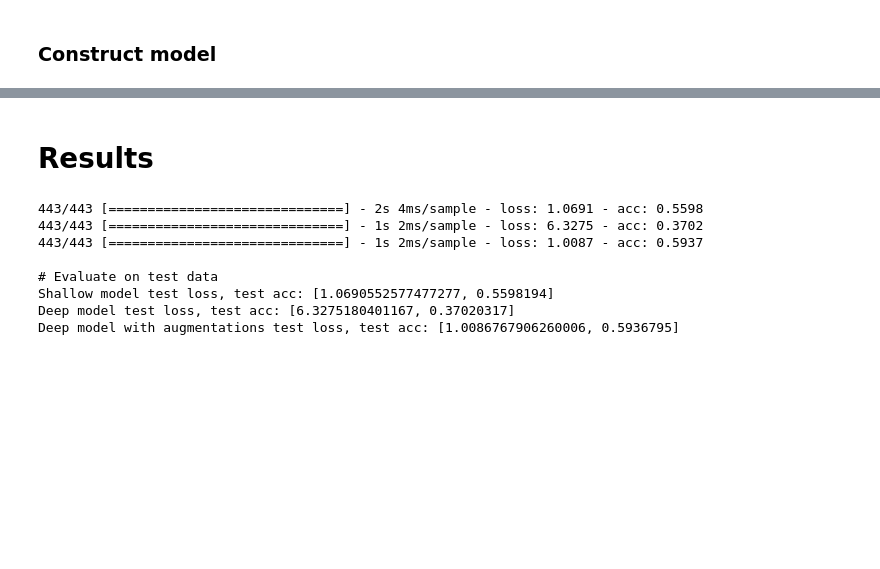
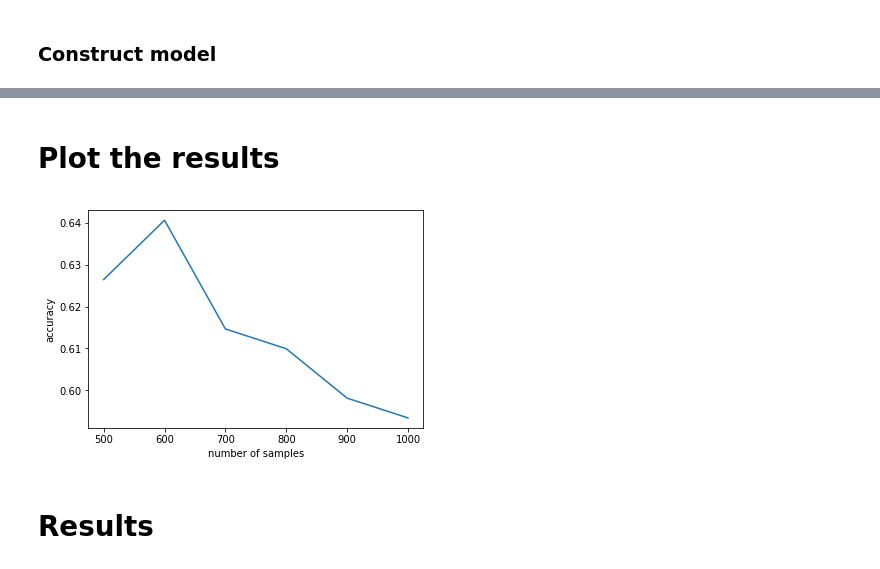
Before and after one commit to SlavaInder/C247_EEG_Recognition_Using_RNN, a Jupyter notebook: files/Deep CNN.ipynb, the cells around one changed output, grey strips where cells are left out. Drawn from its saved outputs; the diff is of its cells as text; code cells hidden in the pictures; blank space fills up the shorter version.

```diff
--- a/files/Deep CNN.ipynb
+++ b/files/Deep CNN.ipynb
@@ -240,0 +82,26 @@ plt.legend(['train', 'val'])
+# %%
+def sliding_window(X_arr, y_arr, time_window=100, time_step=1, time_stride=1):
+    temp_x = np.moveaxis(X_arr, 2, 0)
+    temp_x = temp_x.astype(np.float32)
+    buff = []
+
+    num_slices = (len(temp_x)-time_window*time_step) // time_stride + 1
+
+    # get time slices for data
+    for i in range(num_slices):
+        buff.append(temp_x[i*time_stride:i*time_stride + time_window*time_step:time_step])
+        buff[i] = np.moveaxis(buff[i], 0, 2)
+        # uncomment this if additional dimension is needed
+        # buff[i] = buff[i].reshape(1, buff[i].shape[0], buff[i].shape[1], buff[i].shape[2])
+
+    temp_x = np.concatenate(buff)
+
+    # get time slice for labels
+    temp_y = np.ones((X_arr.shape[0],num_slices))
+
+    for i in range(len(y_arr)):
+        temp_y[i] = temp_y[i] * y_arr[i]
+
+    temp_y = temp_y.reshape((-1))
+
+    return temp_x, temp_y
@@ -446,21 +812,13 @@ Epoch 10/10
+# %% [markdown]
+# Plot the results
+# %%
+fig = plt.figure()
+ax = plt.axes()
+
+plt.xlabel('number of samples')
+plt.ylabel('accuracy')
+ax.plot(number_of_samples, accuracies);# Plot the results
+# %% [output]
+[figure, added]
 # %% [markdown]
 # Results
-# %%
-shallow_model_results = shallow_model.evaluate(X_test, y_test, batch_size=128)
-deep_model_results = deep_model.evaluate(X_test, y_test, batch_size=128)
-deep_aug_model_results = deep_aug_model.evaluate(X_test, y_test, batch_size=128)
-
-
-print('\n# Evaluate on test data')
-print('Shallow model test loss, test acc:', shallow_model_results)
-print('Deep model test loss, test acc:', deep_model_results)
-print('Deep model with augmentations test loss, test acc:', deep_aug_model_results)
-# %% [output]
-443/443 [==============================] - 2s 4ms/sample - loss: 1.0691 - acc: 0.5598
-443/443 [==============================] - 1s 2ms/sample - loss: 6.3275 - acc: 0.3702
-443/443 [==============================] - 1s 2ms/sample - loss: 1.0087 - acc: 0.5937
-
-# Evaluate on test data
-Shallow model test loss, test acc: [1.0690552577477277, 0.5598194]
-Deep model test loss, test acc: [6.3275180401167, 0.37020317]
-Deep model with augmentations test loss, test acc: [1.0086767906260006, 0.5936795]
```
Also changed, not shown: parts of 44 cells of this notebook, 21 other files.
